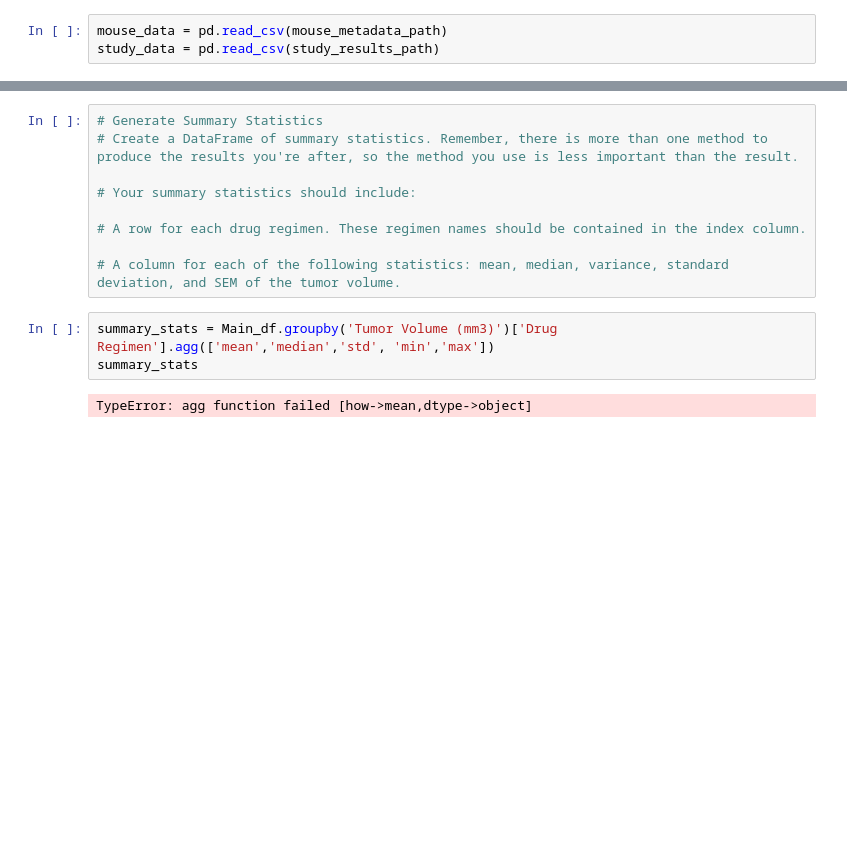
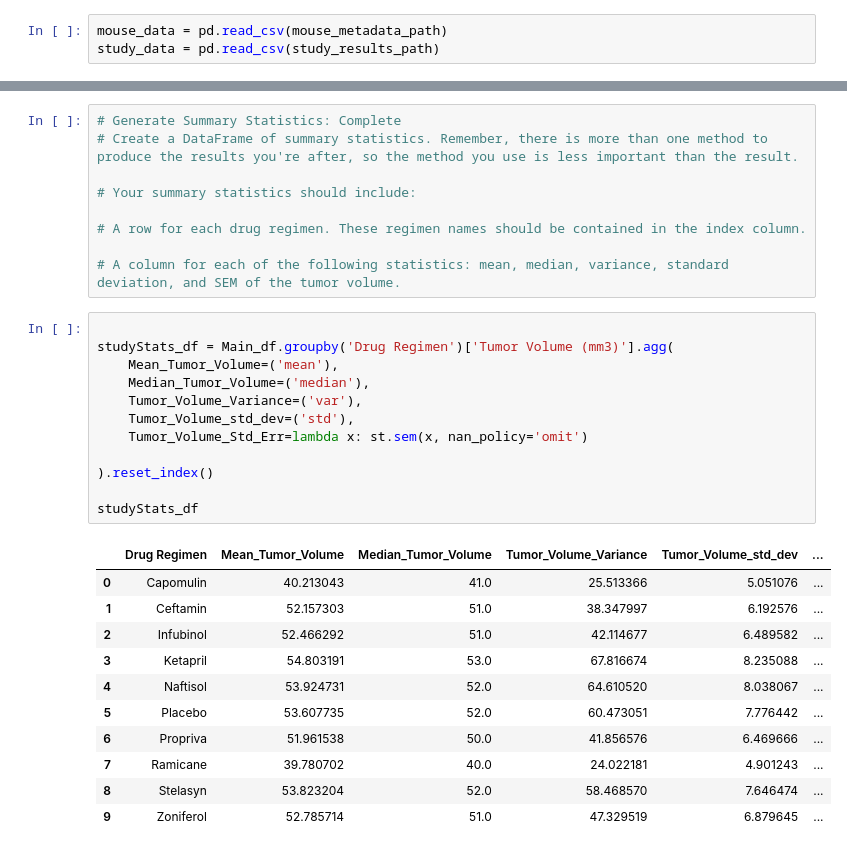
Before and after one commit to denisem77/MODULE-5-CHALLENGE, a Jupyter notebook: Side_trip_B.ipynb, the cells around one changed output, grey strips where cells are left out. Saved outputs shown, nothing was run; the diff lists cells and outputs as text; blank space fills up the shorter version.

```diff
--- a/Side_trip_B.ipynb
+++ b/Side_trip_B.ipynb
@@ -95,5 +127,5 @@ Total_count
 # %%
-# Generate Summary Statistics
+# Generate Summary Statistics: Complete
 # Create a DataFrame of summary statistics. Remember, there is more than one method to produce the results you're after, so the method you use is less important than the result.
 
 # Your summary statistics should include:
@@ -101,8 +133,27 @@ Total_count
 # A row for each drug regimen. These regimen names should be contained in the index column.
 
 # A column for each of the following statistics: mean, median, variance, standard deviation, and SEM of the tumor volume.
-# %%
-summary_stats = Main_df.groupby('Tumor Volume (mm3)')['Drug Regimen'].agg(['mean','median','std', 'min','max'])
-summary_stats
-# %% [output]
-TypeError: agg function failed [how->mean,dtype->object]
+# %%
+
+studyStats_df = Main_df.groupby('Drug Regimen')['Tumor Volume (mm3)'].agg(
+    Mean_Tumor_Volume=('mean'),
+    Median_Tumor_Volume=('median'),
+    Tumor_Volume_Variance=('var'),
+    Tumor_Volume_std_dev=('std'),
+    Tumor_Volume_Std_Err=lambda x: st.sem(x, nan_policy='omit')
+
+).reset_index()
+
+studyStats_df
+# %% [output]
+|  | Drug Regimen | Mean_Tumor_Volume | Median_Tumor_Volume | Tumor_Volume_Variance | Tumor_Volume_std_dev | ... |
+| 0 | Capomulin | 40.213043 | 41.0 | 25.513366 | 5.051076 | ... |
+| 1 | Ceftamin | 52.157303 | 51.0 | 38.347997 | 6.192576 | ... |
+| 2 | Infubinol | 52.466292 | 51.0 | 42.114677 | 6.489582 | ... |
+| 3 | Ketapril | 54.803191 | 53.0 | 67.816674 | 8.235088 | ... |
+| 4 | Naftisol | 53.924731 | 52.0 | 64.610520 | 8.038067 | ... |
+| 5 | Placebo | 53.607735 | 52.0 | 60.473051 | 7.776442 | ... |
+| 6 | Propriva | 51.961538 | 50.0 | 41.856576 | 6.469666 | ... |
+| 7 | Ramicane | 39.780702 | 40.0 | 24.022181 | 4.901243 | ... |
+| 8 | Stelasyn | 53.823204 | 52.0 | 58.468570 | 7.646474 | ... |
+| 9 | Zoniferol | 52.785714 | 51.0 | 47.329519 | 6.879645 | ... |
```
Also changed, not shown: parts of 12 cells of this notebook.
